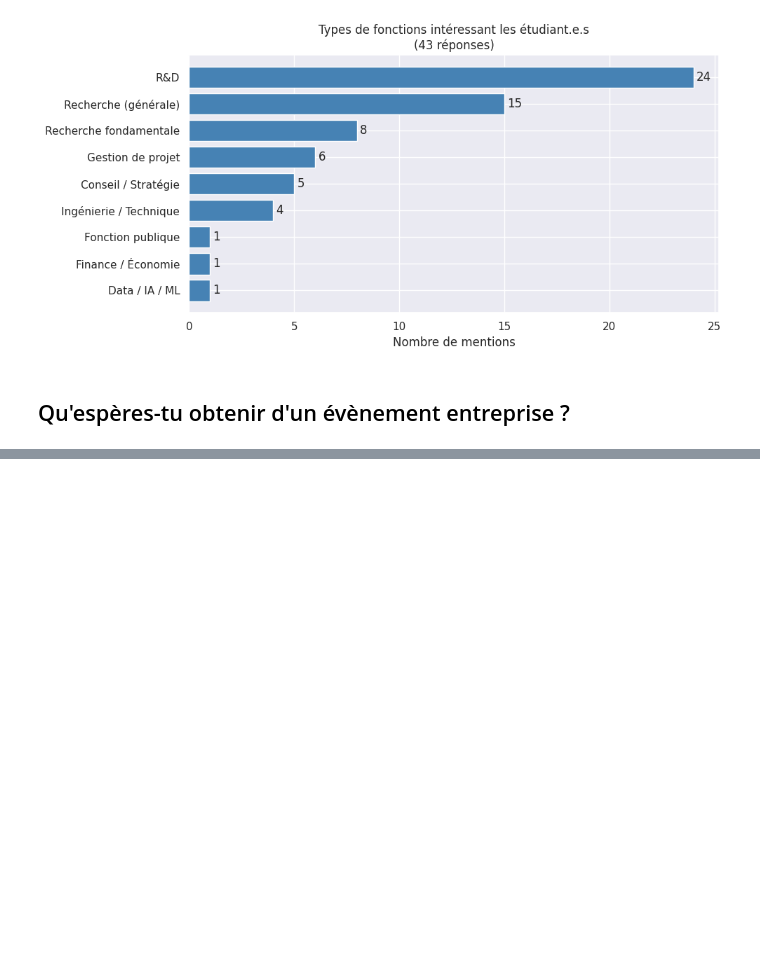
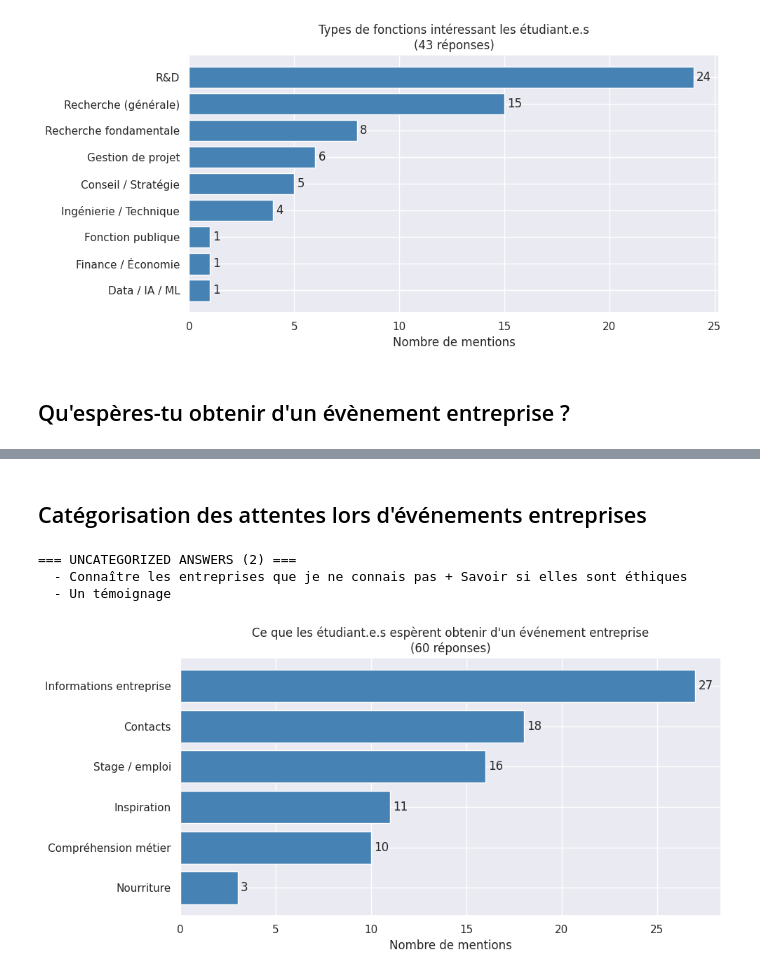
Before and after one commit to erhel-czc/sondage-promo-pole-N, a Jupyter notebook: analysis.ipynb, the cells around one changed output, grey strips where cells are left out. Saved outputs shown, nothing was run; the diff lists cells and outputs as text; code cells hidden in the pictures; blank space fills up the shorter version.

```diff
--- a/analysis.ipynb
+++ b/analysis.ipynb
@@ -434,0 +471,58 @@ Name: Qu'espères-tu obtenir d'un évènement entreprise, dtype: object
+# %% [markdown]
+## Catégorisation des attentes lors d'événements entreprises
+# %%
+hopes_col = "Qu'espères-tu obtenir d'un évènement entreprise"
+raw_hopes = df[hopes_col].dropna().str.strip()
+
+# Mapping for categorizing hopes
+hopes_categories = {
+    "Contacts": ["contact", "rencontre"],
+    "Informations entreprise": ["information", "info", "connaissance", "tâches", "fait", "mieux connaître", "postes"],
+    "Stage / emploi": ["stage", "opportunité d'emploi", "offre d'emploi"],
+    "Nourriture": ["pizza", "repas", "cocktail"],
+    "Compréhension métier": ["métier", "fonction", "métiers", "job"],
+    "Inspiration": ["inspiration", "inspiré", "curiosité", "envie", "découvrir"],
+}
+
+category_counts_hopes = {cat: 0 for cat in hopes_categories.keys()}
+uncategorized_hopes = []
+
+for response in raw_hopes:
+    response_lower = response.lower()
+    found_any = False
+
+    for category, keywords in hopes_categories.items():
+        for keyword in keywords:
+            if keyword in response_lower:
+                category_counts_hopes[category] += 1
+                found_any = True
+                break
+
+    if not found_any:
+        uncategorized_hopes.append(response)
+
+print(f"=== UNCATEGORIZED ANSWERS ({len(uncategorized_hopes)}) ===")
+for resp in sorted(uncategorized_hopes):
+    print(f"  - {resp}")
+
+# Plot
+plot_data = sorted(category_counts_hopes.items(), key=lambda x: x[1])
+labels = [x[0] for x in plot_data]
+values = [x[1] for x in plot_data]
+
+plt.figure(figsize=(10, 5))
+bars = plt.barh(labels, values, color='steelblue')
+plt.bar_label(bars, padding=3)
+
+plt.title(f"Ce que les étudiant.e.s espèrent obtenir d'un événement entreprise\n({len(raw_hopes)} réponses)")
+plt.xlabel("Nombre de mentions")
+
+plt.tight_layout()
+plt.savefig("plots/hopes_categories.svg", bbox_inches="tight")
+plt.savefig("plots/hopes_categories.pdf", bbox_inches="tight")
+plt.show()
+# %% [output]
+=== UNCATEGORIZED ANSWERS (2) ===
+  - Connaître les entreprises que je ne connais pas + Savoir si elles sont éthiques
+  - Un témoignage
+[figure, added]
```
Also changed, not shown: parts of 18 cells of this notebook.
